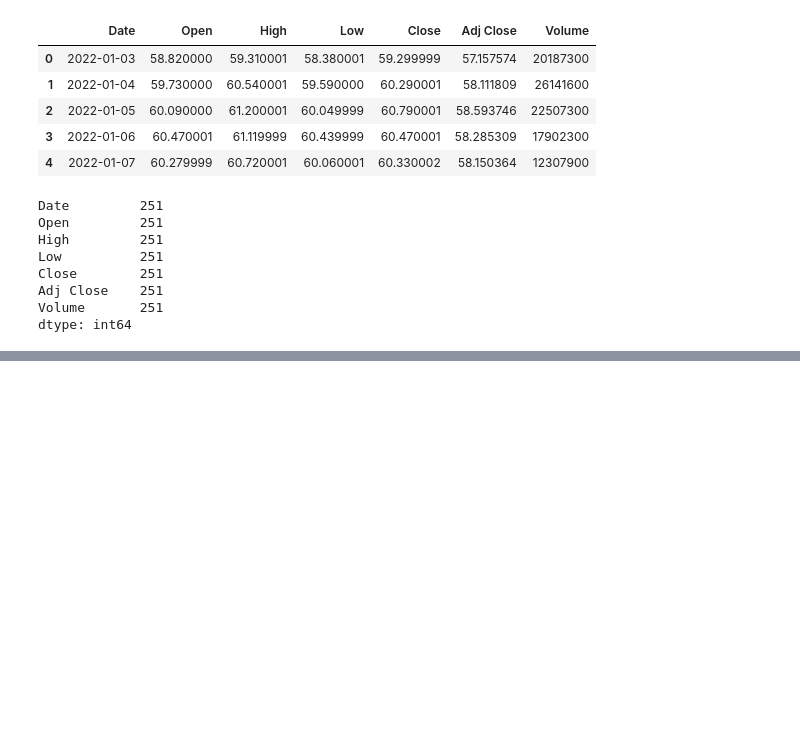
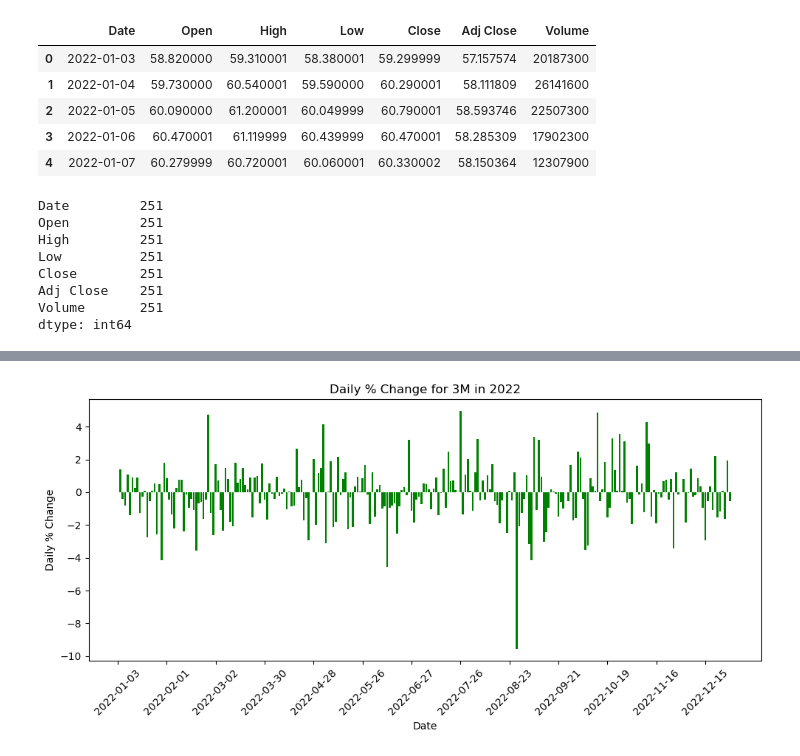
Before and after one commit to LetsGetCoding2/CIS3120, a Jupyter notebook: 3120_Project_Group_5.ipynb, the cells around one changed output, grey strips where cells are left out. Saved outputs shown, nothing was run; the diff lists cells and outputs as text; code cells hidden in the pictures; blank space fills up the shorter version.

```diff
--- a/3120_Project_Group_5.ipynb
+++ b/3120_Project_Group_5.ipynb
@@ -178,0 +381,4 @@ dtype: int64
+# %%
+percentageGraph(MMM, '3M')
+# %% [output]
+[figure, added]
```
Also changed, not shown: parts of 66 cells of this notebook.
